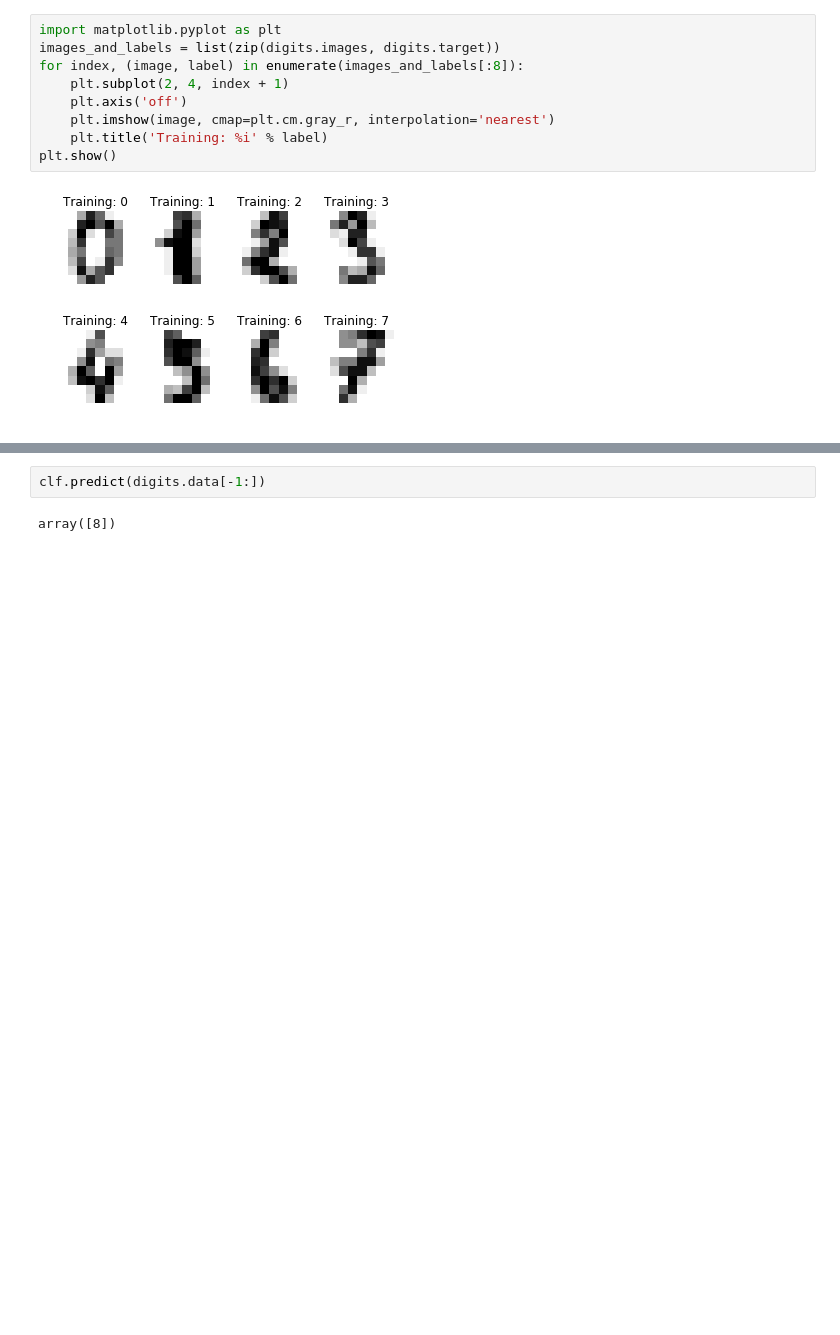
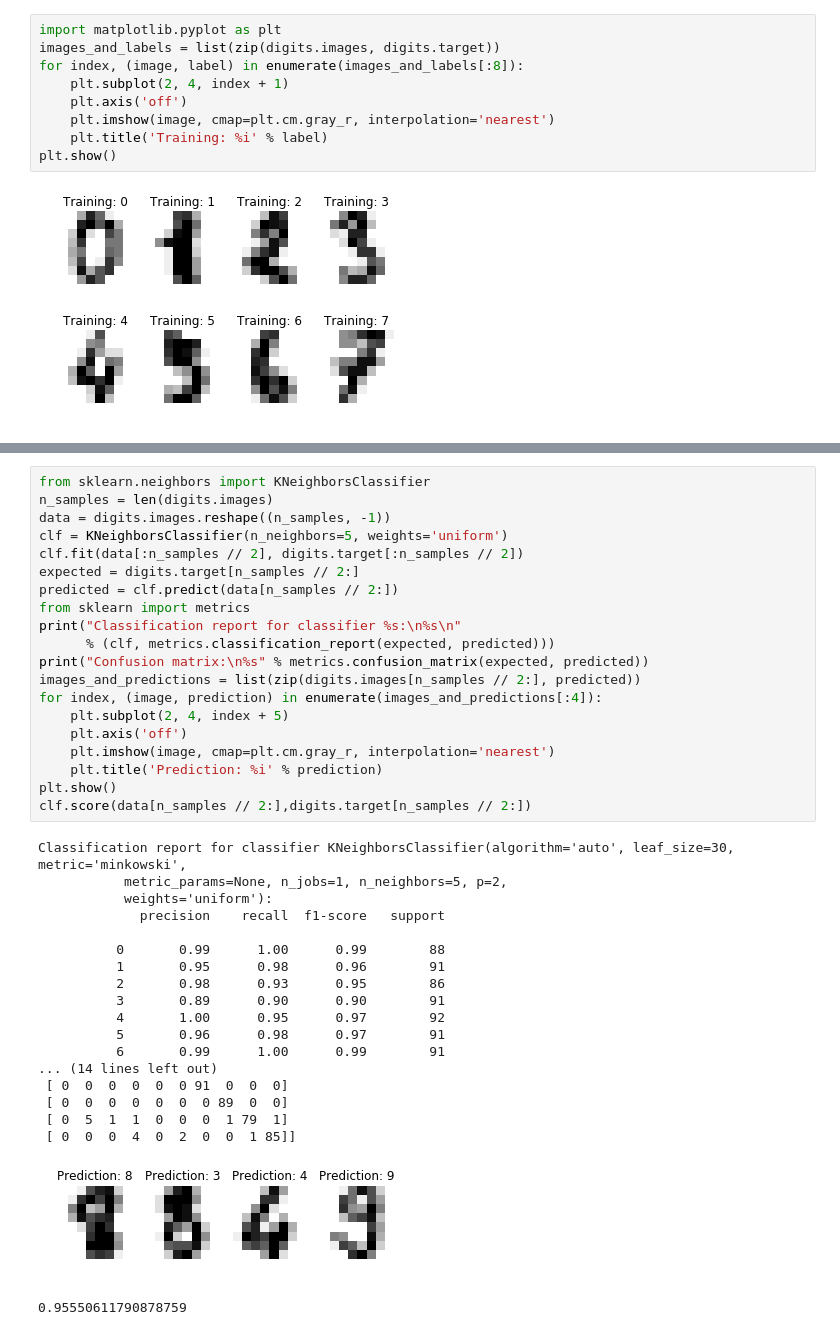
Before and after one commit to rtgdk/Digit-Dataset-ML, a Jupyter notebook: code.ipynb, the cells around one changed output, grey strips where cells are left out. Cells and saved outputs as stored; diff of their text form; blank space fills up the shorter version.

```diff
--- a/code.ipynb
+++ b/code.ipynb
@@ -169,4 +175,40 @@ Classification report for classifier LinearDiscriminantAnalysis(n_components=Non
-# %%
-clf.predict(digits.data[-1:])
-# %% [output]
-array([8])
+# %%
+from sklearn.neighbors import KNeighborsClassifier
+n_samples = len(digits.images)
+data = digits.images.reshape((n_samples, -1))
+clf = KNeighborsClassifier(n_neighbors=5, weights='uniform')
+clf.fit(data[:n_samples // 2], digits.target[:n_samples // 2])
+expected = digits.target[n_samples // 2:]
+predicted = clf.predict(data[n_samples // 2:])
+from sklearn import metrics
+print("Classification report for classifier %s:\n%s\n"
+      % (clf, metrics.classification_report(expected, predicted)))
+print("Confusion matrix:\n%s" % metrics.confusion_matrix(expected, predicted))
+images_and_predictions = list(zip(digits.images[n_samples // 2:], predicted))
+for index, (image, prediction) in enumerate(images_and_predictions[:4]):
+    plt.subplot(2, 4, index + 5)
+    plt.axis('off')
+    plt.imshow(image, cmap=plt.cm.gray_r, interpolation='nearest')
+    plt.title('Prediction: %i' % prediction)
+plt.show()
+clf.score(data[n_samples // 2:],digits.target[n_samples // 2:])
+# %% [output]
+Classification report for classifier KNeighborsClassifier(algorithm='auto', leaf_size=30, metric='minkowski',
+           metric_params=None, n_jobs=1, n_neighbors=5, p=2,
+           weights='uniform'):
+             precision    recall  f1-score   support
+
+          0       0.99      1.00      0.99        88
+          1       0.95      0.98      0.96        91
+          2       0.98      0.93      0.95        86
+          3       0.89      0.90      0.90        91
+          4       1.00      0.95      0.97        92
+          5       0.96      0.98      0.97        91
+          6       0.99      1.00      0.99        91
+... (14 lines left out)
+ [ 0  0  0  0  0  0 91  0  0  0]
+ [ 0  0  0  0  0  0  0 89  0  0]
+ [ 0  5  1  1  0  0  0  1 79  1]
+ [ 0  0  0  4  0  2  0  0  1 85]]
+[figure, added]
+0.95550611790878759
```
Also changed, not shown: parts of 3 cells of this notebook.
